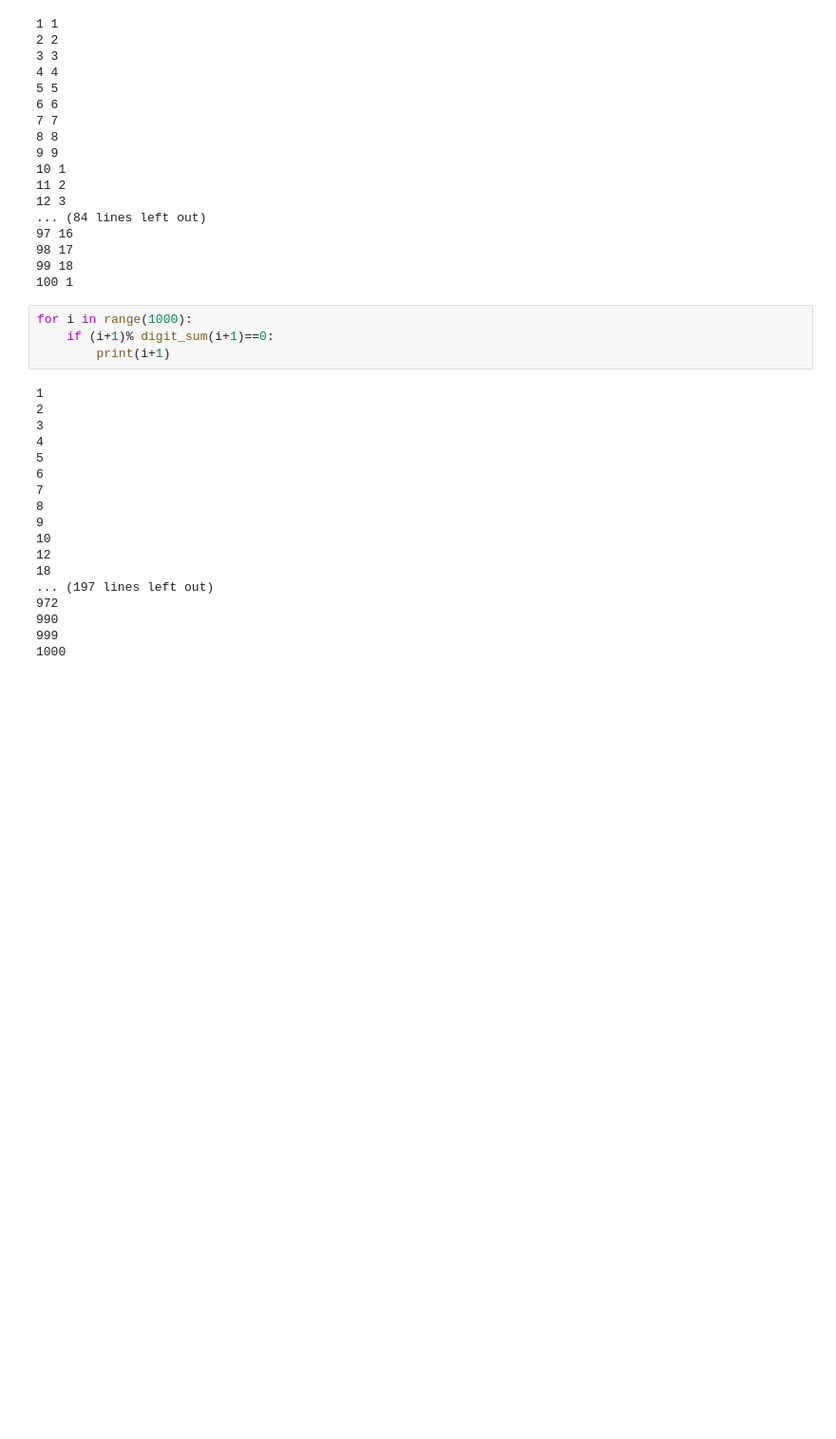
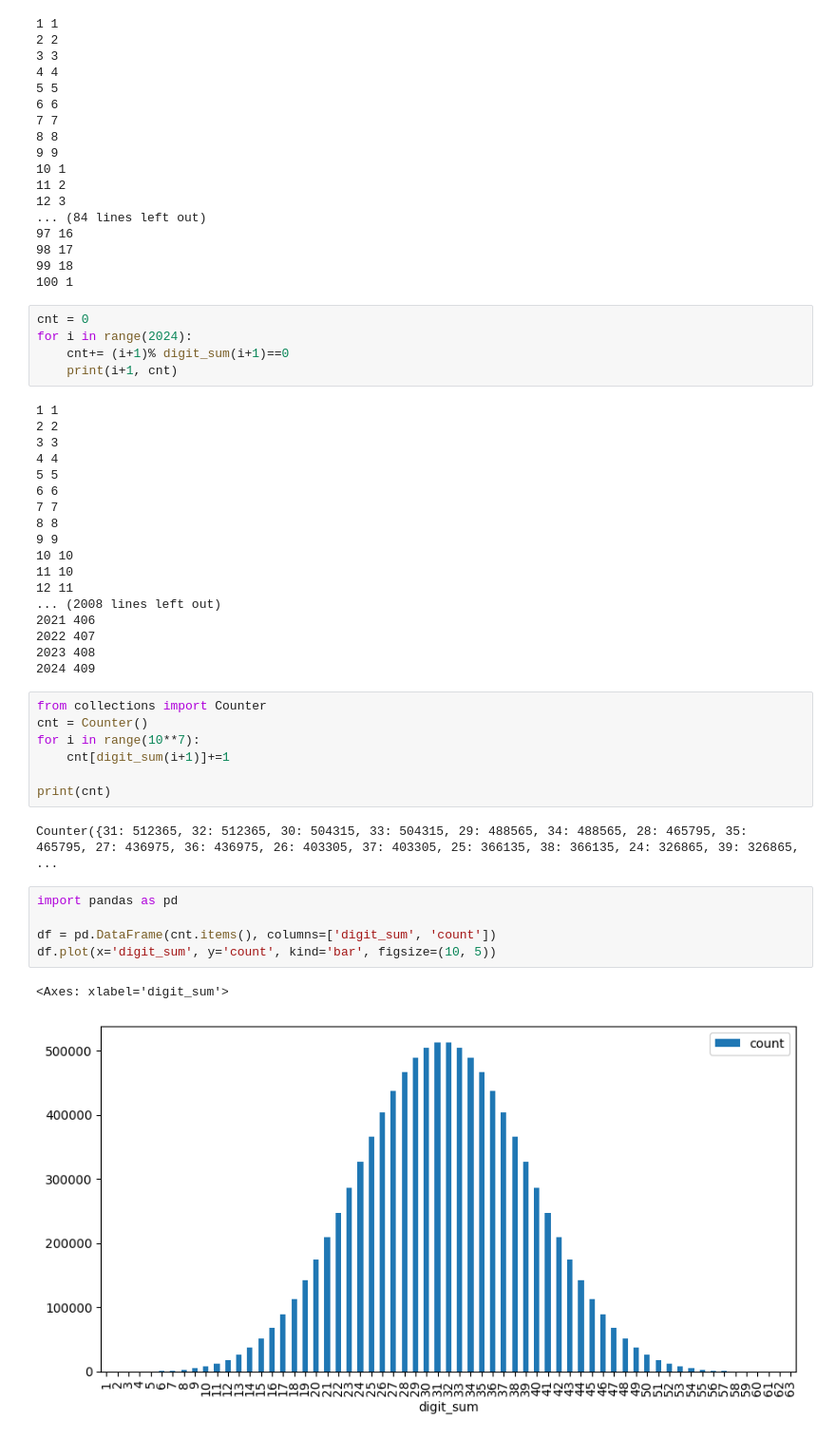
Before and after one commit to ayu0616/atcoder-workspace-cpp, a Jupyter notebook: archives/abc/abc336/E/hoge.ipynb, the cells around one changed output. Shown: that part at 95% size. Drawn from its saved outputs; the diff is of its cells as text; blank space fills up the shorter version.

```diff
--- a/archives/abc/abc336/E/hoge.ipynb
+++ b/archives/abc/abc336/E/hoge.ipynb
@@ -23,24 +23,42 @@ for i in range(100):
 99 18
 100 1
 # %%
-for i in range(1000):
-    if (i+1)% digit_sum(i+1)==0:
-        print(i+1)
+cnt = 0
+for i in range(2024):
+    cnt+= (i+1)% digit_sum(i+1)==0
+    print(i+1, cnt)
 # %% [output]
-1
-2
-3
-4
-5
-6
-7
-8
-9
-10
-12
-18
-... (197 lines left out)
-972
-990
-999
-1000
+1 1
+2 2
+3 3
+4 4
+5 5
+6 6
+7 7
+8 8
+9 9
+10 10
+11 10
+12 11
+... (2008 lines left out)
+2021 406
+2022 407
+2023 408
+2024 409
+# %%
+from collections import Counter
+cnt = Counter()
+for i in range(10**7):
+    cnt[digit_sum(i+1)]+=1
+
+print(cnt)
+# %% [output]
+Counter({31: 512365, 32: 512365, 30: 504315, 33: 504315, 29: 488565, 34: 488565, 28: 465795, 35: 465795, 27: 436975, 36: 436975, 26: 403305, 37: 403305, 25: 366135, 38: 366135, 24: 326865, 39: 326865, ...
+# %%
+import pandas as pd
+
+df = pd.DataFrame(cnt.items(), columns=['digit_sum', 'count'])
+df.plot(x='digit_sum', y='count', kind='bar', figsize=(10, 5))
+# %% [output]
+<Axes: xlabel='digit_sum'>
+[figure, added]
```
Also changed, not shown: 1 other file.
